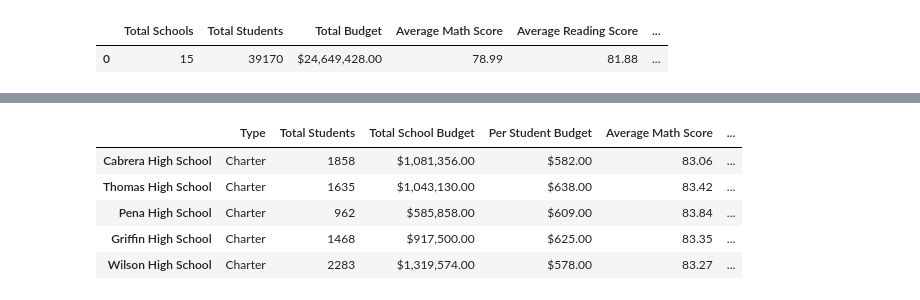
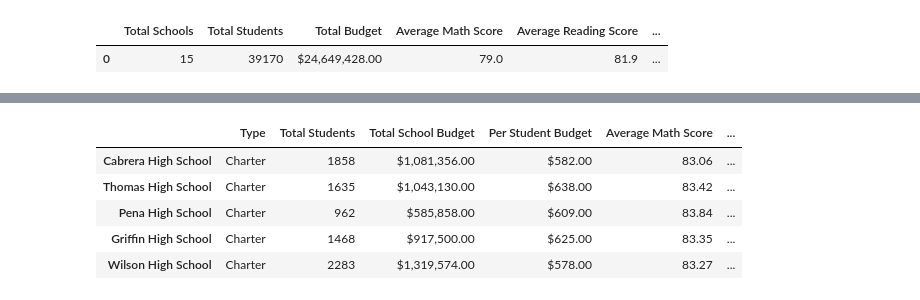
Before and after one commit to BDMC786/Pandas_Homework, a Jupyter notebook: BMcCullough-Pandas-Homework4.ipynb, the cells around one changed output, grey strips where cells are left out. Drawn from its saved outputs; the diff is of its cells as text; code cells hidden in the pictures.

```diff
--- a/BMcCullough-Pandas-Homework4.ipynb
+++ b/BMcCullough-Pandas-Homework4.ipynb
@@ -23,26 +23,28 @@ only_pass_reading = len(students_df.loc[students_df["reading_score"]>=70,:])/stu
 
 total_pass = (only_pass_math + only_pass_reading)/2
 # %%
-District_Summary = pd.DataFrame([{"Total Schools":schools_count, "Total Students":students_count, "Total Budget":total_budget, "Average Math Score":avg_math, "Average Reading Score":avg_read,
-                                  "Percent Passing Math":only_pass_math, "Percent Passing Reading":only_pass_reading,"Overall Passing Rate":total_pass}])
-District_Summary = District_Summary[["Total Schools",
-                             "Total Students",
-                             "Total Budget",
-                             "Average Math Score",
-                             "Average Reading Score",
-                             "Percent Passing Math",
-                             "Percent Passing Reading",
-                             "Overall Passing Rate"]]
+District_SummaryR = pd.DataFrame({"Total Schools":[schools_count],
+                                 "Total Students":[students_count],
+                                 "Total Budget":[total_budget],
+                                 "Average Math Score":[avg_math],
+                                 "Average Reading Score":[avg_read],
+                                  "Percent Passing Math":[only_pass_math],
+                                 "Percent Passing Reading":[only_pass_reading],
+                                 "Overall Passing Rate":[total_pass]})
 
-District_Summary.style.format({"Total Budget":"${:,.2f}",
-                              "Average Math Score": "{:.2f}",
-                              "Average Reading Score": "{:.2f}",
-                              "Percent Passing Math": "{:.2%}",
-                              "Percent Passing Reading": "{:.2%}",
-                               "Overall Passing Rate":"{:.2%}"})
+
+District_Summary = District_SummaryR.style.format({"Total Budget":"${:,.2f}",
+                              "Average Math Score": "{:.1f}",
+                              "Average Reading Score": "{:.1f}",
+                              "Percent Passing Math": "{:.1%}",
+                              "Percent Passing Reading": "{:.1%}",
+                               "Overall Passing Rate":"{:.1%}"})
+
+
+District_Summary
 # %% [output]
 |  | Total Schools | Total Students | Total Budget | Average Math Score | Average Reading Score | ... |
-| 0 | 15 | 39170 | $24,649,428.00 | 78.99 | 81.88 | ... |
+| 0 | 15 | 39170 | $24,649,428.00 | 79.0 | 81.9 | ... |
 # %%
 #Begin School Summary
 school_group = school_data_complete.set_index('school_name').groupby(['school_name'])
```
Also changed, not shown: parts of 9 cells of this notebook.
